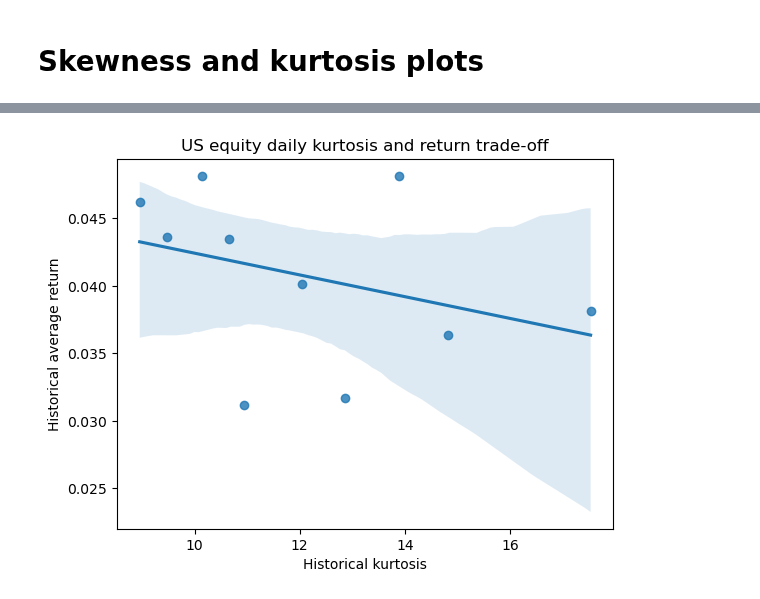
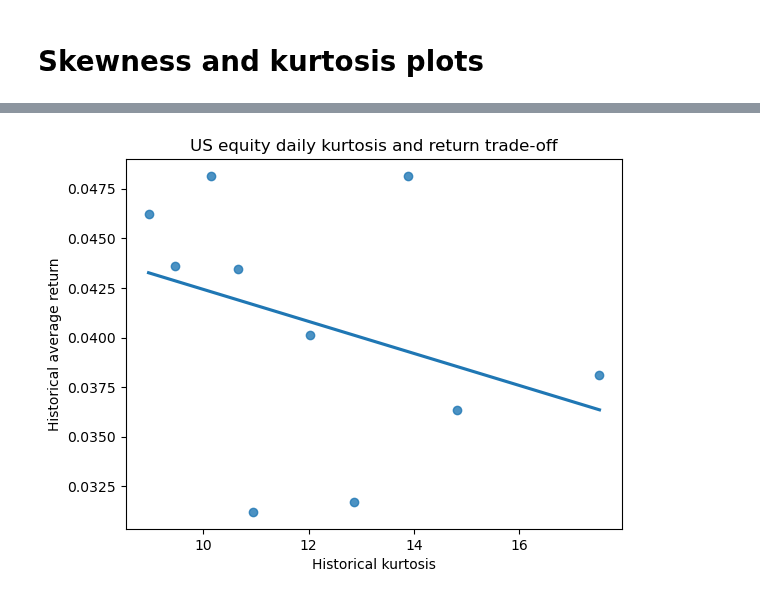
Before and after one commit to fortitudo-tech/pcrm-book, a Jupyter notebook: code/chapter2/chapter2_1.ipynb, the cells around one changed output, grey strips where cells are left out. Saved outputs shown, nothing was run; the diff lists cells and outputs as text; code cells hidden in the pictures.

```diff
--- a/code/chapter2/chapter2_1.ipynb
+++ b/code/chapter2/chapter2_1.ipynb
@@ -77,11 +77,11 @@ plt.show()
 # %%
-sns.regplot(x=equity_stats['Kurtosis'], y=equity_stats['Mean'])
+sns.regplot(x=equity_stats['Kurtosis'], y=equity_stats['Mean'], ci=None)
 plt.title('US equity daily kurtosis and return trade-off')
 plt.ylabel('Historical average return')
 plt.xlabel('Historical kurtosis')
 plt.show()
 # %% [output]
-[figure, old version]
+[figure, new version]
 # %%
 # pcrm-book - Next generation investment analysis.
 # Copyright (C) 2025 Anton Vorobets.
```
Also changed, not shown: parts of 3 cells of this notebook, 9 other files.
